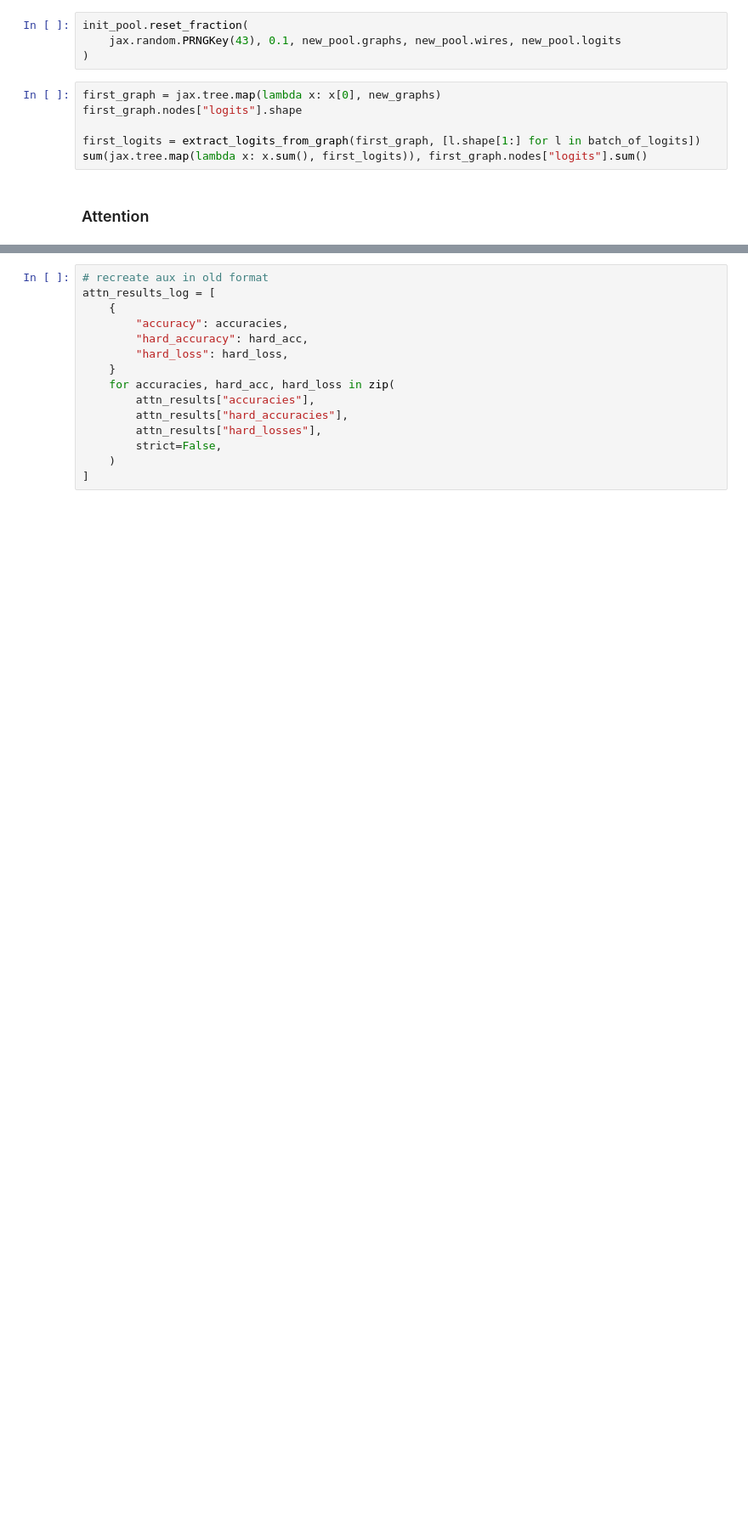
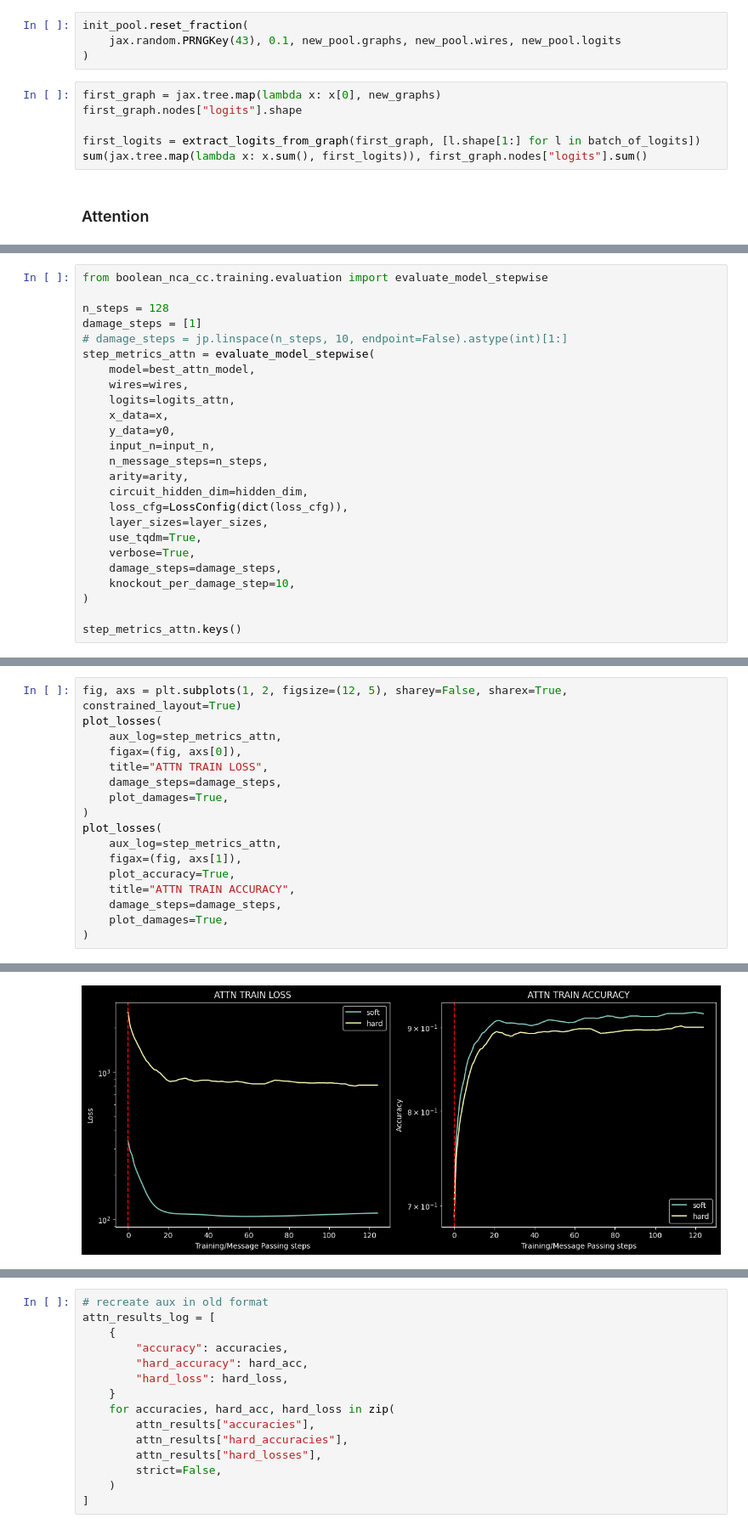
Before and after one commit to GabrielBena/boolean_nca_cc, a Jupyter notebook: random_boolean_nets.ipynb, the cells around one changed output, grey strips where cells are left out. Shown at 85% size. Saved outputs shown, nothing was run; the diff lists cells and outputs as text; blank space fills up the shorter version.

```diff
--- a/random_boolean_nets.ipynb
+++ b/random_boolean_nets.ipynb
@@ -853,0 +1177,25 @@ attn = instantiate(config.model, rngs=nnx.Rngs(params=jax.random.PRNGKey(42)))
+# %%
+from boolean_nca_cc.training.evaluation import evaluate_model_stepwise
+
+n_steps = 128
+damage_steps = [1]
+# damage_steps = jp.linspace(n_steps, 10, endpoint=False).astype(int)[1:]
+step_metrics_attn = evaluate_model_stepwise(
+    model=best_attn_model,
+    wires=wires,
+    logits=logits_attn,
+    x_data=x,
+    y_data=y0,
+    input_n=input_n,
+    n_message_steps=n_steps,
+    arity=arity,
+    circuit_hidden_dim=hidden_dim,
+    loss_cfg=LossConfig(dict(loss_cfg)),
+    layer_sizes=layer_sizes,
+    use_tqdm=True,
+    verbose=True,
+    damage_steps=damage_steps,
+    knockout_per_damage_step=10,
+)
+
+step_metrics_attn.keys()
@@ -853,0 +1214,18 @@ attn = instantiate(config.model, rngs=nnx.Rngs(params=jax.random.PRNGKey(42)))
+# %%
+fig, axs = plt.subplots(1, 2, figsize=(12, 5), sharey=False, sharex=True, constrained_layout=True)
+plot_losses(
+    aux_log=step_metrics_attn,
+    figax=(fig, axs[0]),
+    title="ATTN TRAIN LOSS",
+    damage_steps=damage_steps,
+    plot_damages=True,
+)
+plot_losses(
+    aux_log=step_metrics_attn,
+    figax=(fig, axs[1]),
+    plot_accuracy=True,
+    title="ATTN TRAIN ACCURACY",
+    damage_steps=damage_steps,
+    plot_damages=True,
+)
+# %% [output]
@@ -853,0 +1238 @@ attn = instantiate(config.model, rngs=nnx.Rngs(params=jax.random.PRNGKey(42)))
+[figure, added]
```
Also changed, not shown: parts of 75 cells of this notebook, 25 other files.
